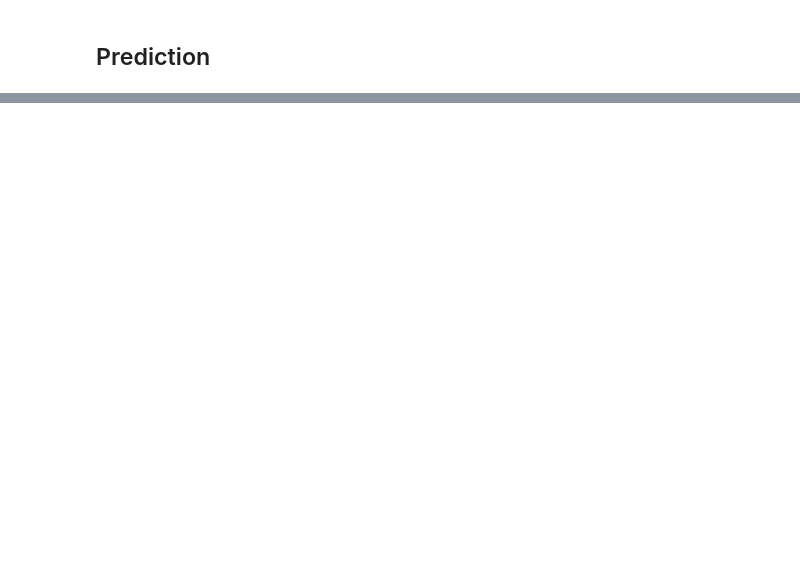
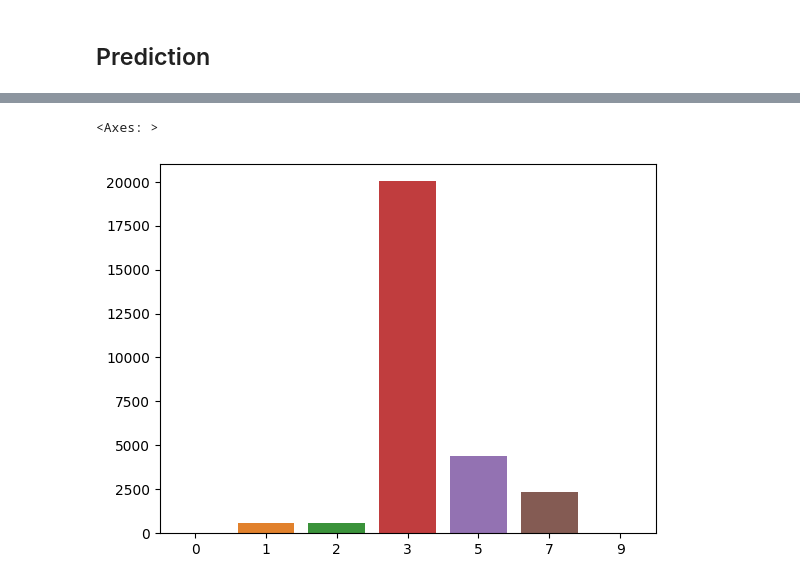
Before and after one commit to AlexandreMorinvil/MNIST-digit-recognizer, a Jupyter notebook: exploration.ipynb, the cells around one changed output, grey strips where cells are left out. Cells and saved outputs as stored; diff of their text form; code cells hidden in the pictures; blank space fills up the shorter version.

```diff
--- a/exploration.ipynb
+++ b/exploration.ipynb
@@ -198,2 +222,9 @@ Epoch 6/6
 # %% [markdown]
 ## Prediction
+# %%
+# Training the model on all the data
+model = create_model()
+history = model.fit(x=train_image,
+                    y=train_label,
+                    epochs=6,
+                    verbose=1)
@@ -199,0 +244,2 @@ Epoch 6/6
+# %%
+predictions = np.argmax(model.predict(target_image), axis=1)
@@ -199,0 +248,6 @@ Epoch 6/6
+# %%
+label, count = np.unique(predictions, return_counts=True)
+sns.barplot(x=label, y=count)
+# %% [output]
+<Axes: >
+[figure, added]
```
Also changed, not shown: parts of 18 cells of this notebook.
